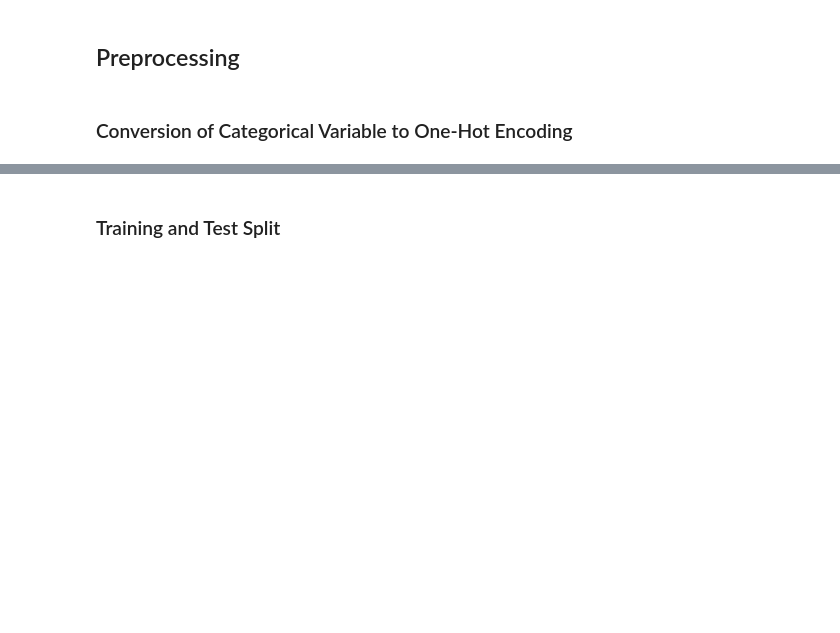
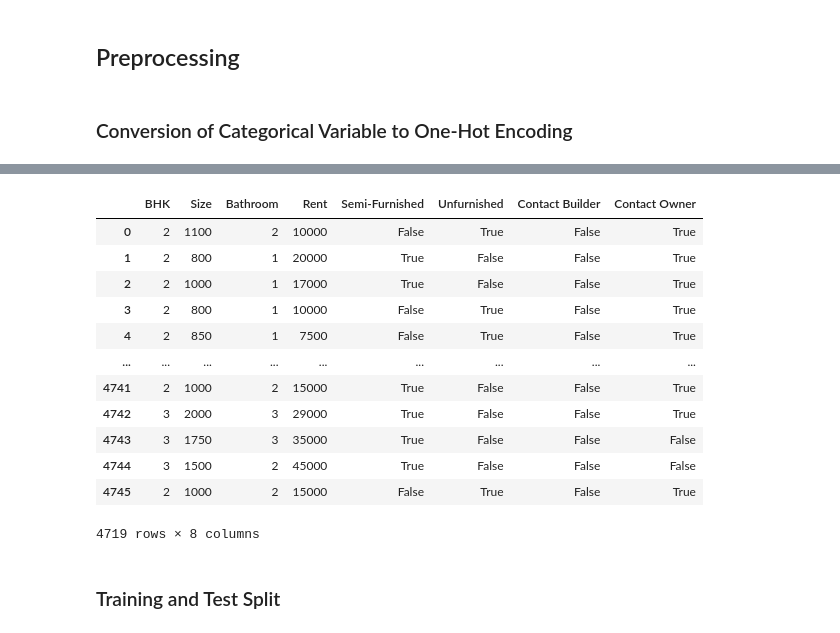
Before and after one commit to angelodelapaz/HouseRentRegressionModel, a Jupyter notebook: demo_notebook.ipynb, the cells around one changed output, grey strips where cells are left out. Drawn from its saved outputs; the diff is of its cells as text; code cells hidden in the pictures; blank space fills up the shorter version.

```diff
--- a/demo_notebook.ipynb
+++ b/demo_notebook.ipynb
@@ -151,3 +161,19 @@ data
+# %%
+data
+# %% [output]
+|  | BHK | Size | Bathroom | Rent | Semi-Furnished | Unfurnished | Contact Builder | Contact Owner |
+| 0 | 2 | 1100 | 2 | 10000 | False | True | False | True |
+| 1 | 2 | 800 | 1 | 20000 | True | False | False | True |
+| 2 | 2 | 1000 | 1 | 17000 | True | False | False | True |
+| 3 | 2 | 800 | 1 | 10000 | False | True | False | True |
+| 4 | 2 | 850 | 1 | 7500 | False | True | False | True |
+| ... | ... | ... | ... | ... | ... | ... | ... | ... |
+| 4741 | 2 | 1000 | 2 | 15000 | True | False | False | True |
+| 4742 | 3 | 2000 | 3 | 29000 | True | False | False | True |
+| 4743 | 3 | 1750 | 3 | 35000 | True | False | False | False |
+| 4744 | 3 | 1500 | 2 | 45000 | True | False | False | False |
+| 4745 | 2 | 1000 | 2 | 15000 | False | True | False | True |
+4719 rows × 8 columns
 # %% [markdown]
 ### Training and Test Split
 # %%
```
Also changed, not shown: parts of 11 cells of this notebook.
